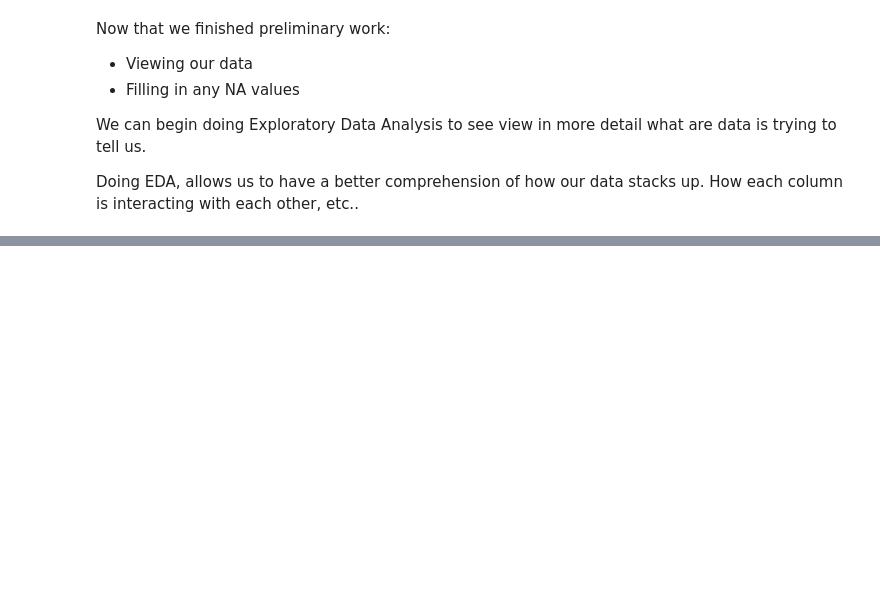
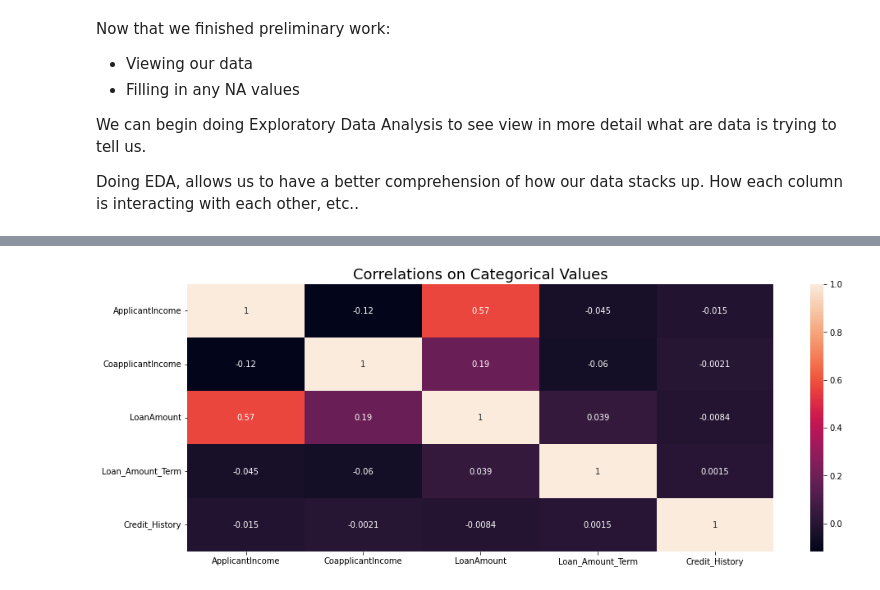
Before and after one commit to iamAngelSH/Data-Science-Portfolio, a Jupyter notebook: Loan_Prediction/Loan_Prediction.ipynb, the cells around one changed output, grey strips where cells are left out. Saved outputs shown, nothing was run; the diff lists cells and outputs as text; code cells hidden in the pictures; blank space fills up the shorter version.

```diff
--- a/Loan_Prediction/Loan_Prediction.ipynb
+++ b/Loan_Prediction/Loan_Prediction.ipynb
@@ -46,19 +46,19 @@ For this I will be creating a function that will get the data and return the fil
 Created March 1, 2022
 '''
 
-def get_files(url_train, url_test):
-    df1 = pd.read_csv(url_train)
-    df2 = pd.read_csv(url_test)
+def get_files(url):
+    df = pd.read_csv(url)
 
 
     # RETURN OUR DATA FRAMES
-    return df1, df2
+    return df
 
 
 data1 = 'Data/train.csv'
 data2 = 'Data/test.csv'
 
-train_df, test_df = get_files(data1, data2)
+train_df = get_files(data1)
+test_df = get_files(data2)
 # %% [markdown]
 ### Preliminary Data Analysis
 
@@ -510,0 +533,19 @@ Doing EDA, allows us to have a better comprehension of how our data stacks up. H
+# %%
+def show_correlations(df, title):
+
+    plt.figure(figsize = (16, 6)) # SET FIG SIZE
+
+    heatmap = sns.heatmap(        # INIT HEATMAP OBJECT
+        df.corr(),                # TYPE OF HEATMAP (CORRELATION)
+        annot = True,             # TRUE TO WRITE DATA IN CELL
+        cmap = 'rocket'             # COLORMAP NAME
+    )
+
+    heatmap.set_title(            # INIT TITLE OBJECT
+        title,                    # GIVE TITLE AS INPUT (STRING FORMAT)
+        fontdict={'fontsize':18}  # GIVE COMMANDS FOR FONT DICT
+    )
+
+show_correlations(train_df, 'Correlations on Categorical Values')
+# %% [output]
+[figure, added]
```
Also changed, not shown: parts of 8 cells of this notebook.
